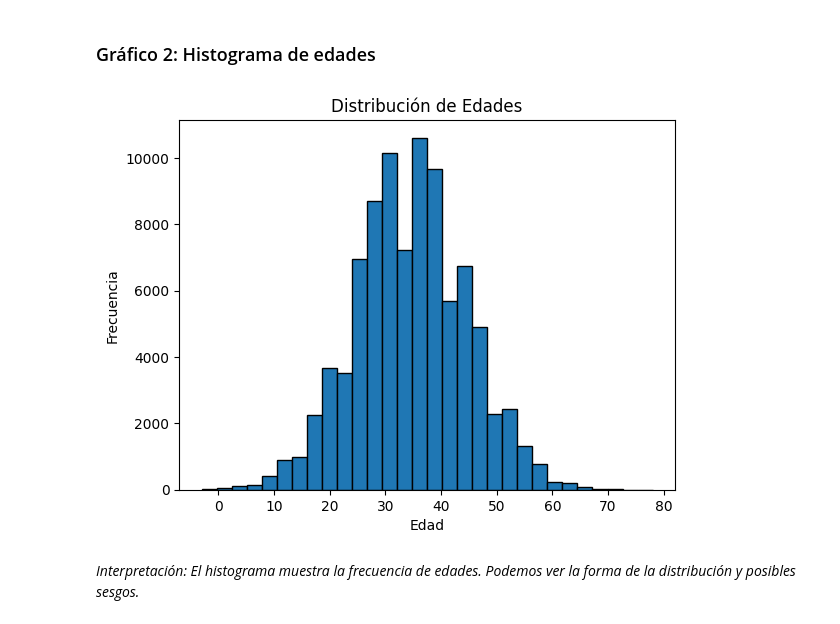
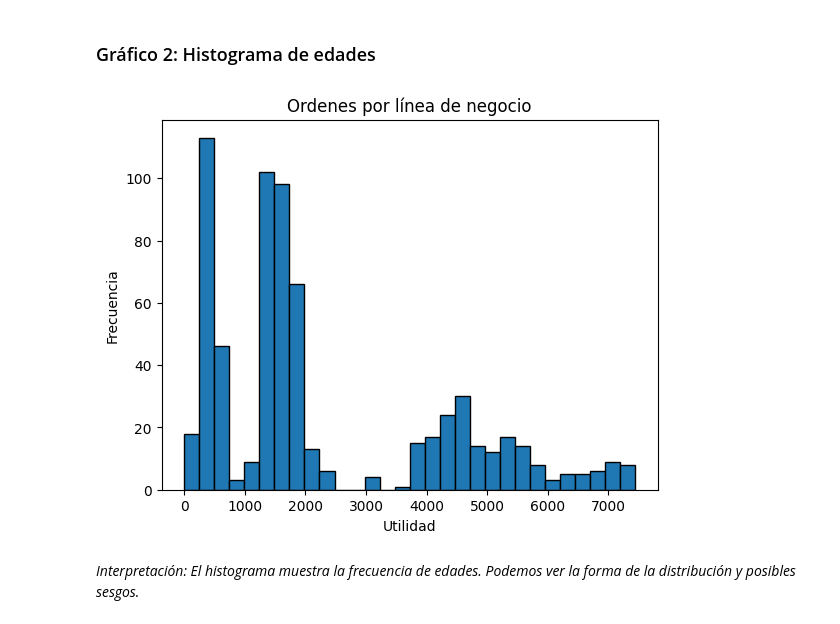
Before and after one commit to Anyeladr/taller, a Jupyter notebook: session-01/notebooks/Sesion 1.ipynb, the cells around one changed output. Cells and saved outputs as stored; diff of their text form; code cells hidden in the pictures.

```diff
--- a/session-01/notebooks/Sesion 1.ipynb
+++ b/session-01/notebooks/Sesion 1.ipynb
@@ -84,13 +86,13 @@ plt.show()
 # %% [markdown]
 ### Gráfico 2: Histograma de edades
 # %%
-df['Edad'].dropna().plot(kind='hist', bins=30, edgecolor='black')
-plt.title('Distribución de Edades')
-plt.xlabel('Edad')
+df[' Capacidad en Horas '].dropna().plot(kind='hist', bins=30, edgecolor='black')
+plt.title('Ordenes por línea de negocio')
+plt.xlabel('Utilidad')
 plt.ylabel('Frecuencia')
 plt.show()
 # %% [output]
-[figure, old version]
+[figure, new version]
 # %% [markdown]
 *Interpretación: El histograma muestra la frecuencia de edades. Podemos ver la forma de la distribución y posibles sesgos.*
 # %% [markdown]
```
Also changed, not shown: parts of 5 cells of this notebook.
